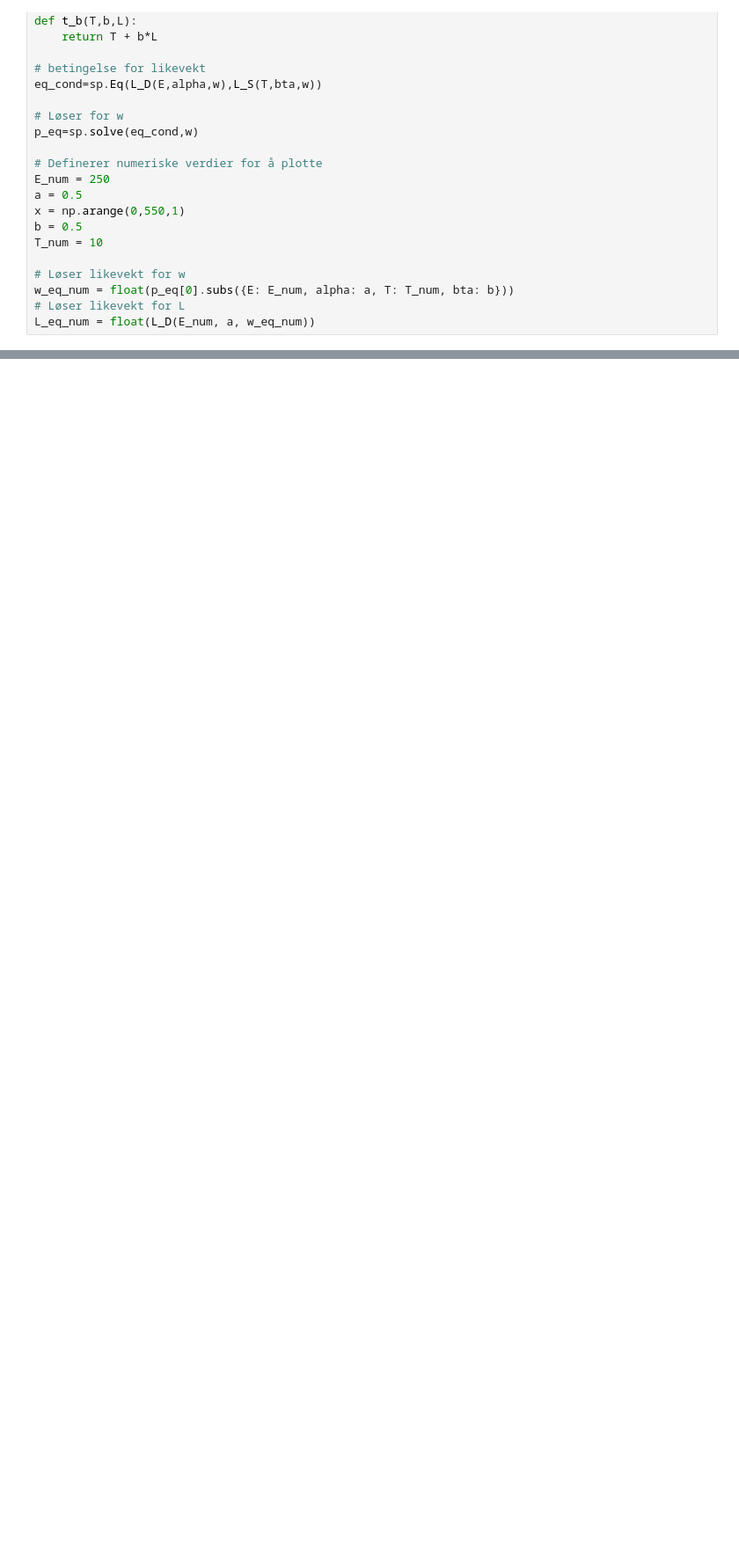
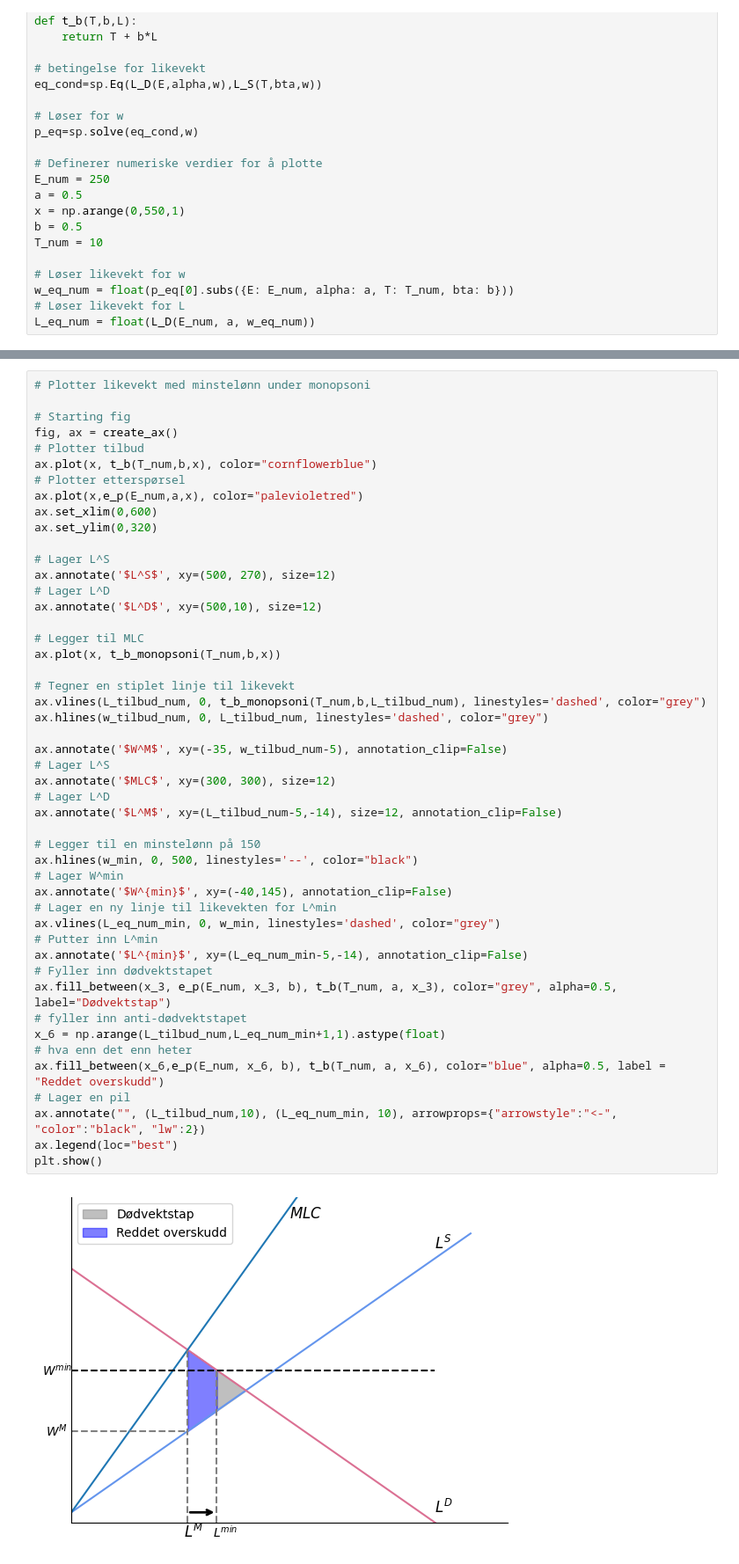
Before and after one commit to DanielFabioG/SOK-2008, a Jupyter notebook: Utfordringer/kodetil_utf_2.ipynb, the cells around one changed output, grey strips where cells are left out. Shown at 88% size. Saved outputs shown, nothing was run; the diff lists cells and outputs as text; blank space fills up the shorter version.

```diff
--- a/Utfordringer/kodetil_utf_2.ipynb
+++ b/Utfordringer/kodetil_utf_2.ipynb
@@ -127,0 +216,50 @@ plt.show()
+# %%
+# Plotter likevekt med minstelønn under monopsoni
+
+# Starting fig
+fig, ax = create_ax()
+# Plotter tilbud
+ax.plot(x, t_b(T_num,b,x), color="cornflowerblue")
+# Plotter etterspørsel
+ax.plot(x,e_p(E_num,a,x), color="palevioletred")
+ax.set_xlim(0,600)
+ax.set_ylim(0,320)
+
+# Lager L^S
+ax.annotate('$L^S$', xy=(500, 270), size=12)
+# Lager L^D
+ax.annotate('$L^D$', xy=(500,10), size=12)
+
+# Legger til MLC
+ax.plot(x, t_b_monopsoni(T_num,b,x))
+
+# Tegner en stiplet linje til likevekt
+ax.vlines(L_tilbud_num, 0, t_b_monopsoni(T_num,b,L_tilbud_num), linestyles='dashed', color="grey")
+ax.hlines(w_tilbud_num, 0, L_tilbud_num, linestyles='dashed', color="grey")
+
+ax.annotate('$W^M$', xy=(-35, w_tilbud_num-5), annotation_clip=False)
+# Lager L^S
+ax.annotate('$MLC$', xy=(300, 300), size=12)
+# Lager L^D
+ax.annotate('$L^M$', xy=(L_tilbud_num-5,-14), size=12, annotation_clip=False)
+
+# Legger til en minstelønn på 150
+ax.hlines(w_min, 0, 500, linestyles='--', color="black")
+# Lager W^min
+ax.annotate('$W^{min}$', xy=(-40,145), annotation_clip=False)
+# Lager en ny linje til likevekten for L^min
+ax.vlines(L_eq_num_min, 0, w_min, linestyles='dashed', color="grey")
+# Putter inn L^min
+ax.annotate('$L^{min}$', xy=(L_eq_num_min-5,-14), annotation_clip=False)
+# Fyller inn dødvektstapet
+ax.fill_between(x_3, e_p(E_num, x_3, b), t_b(T_num, a, x_3), color="grey", alpha=0.5, label="Dødvektstap")
+# fyller inn anti-dødvektstapet
+x_6 = np.arange(L_tilbud_num,L_eq_num_min+1,1).astype(float)
+# hva enn det enn heter
+ax.fill_between(x_6,e_p(E_num, x_6, b), t_b(T_num, a, x_6), color="blue", alpha=0.5, label = "Reddet overskudd")
+# Lager en pil
+ax.annotate("", (L_tilbud_num,10), (L_eq_num_min, 10), arrowprops={"arrowstyle":"<-", "color":"black", "lw":2})
+ax.legend(loc="best")
+plt.show()
+# %% [output]
+[figure, added]
```
Also changed, not shown: parts of 5 cells of this notebook, 2 other files.
